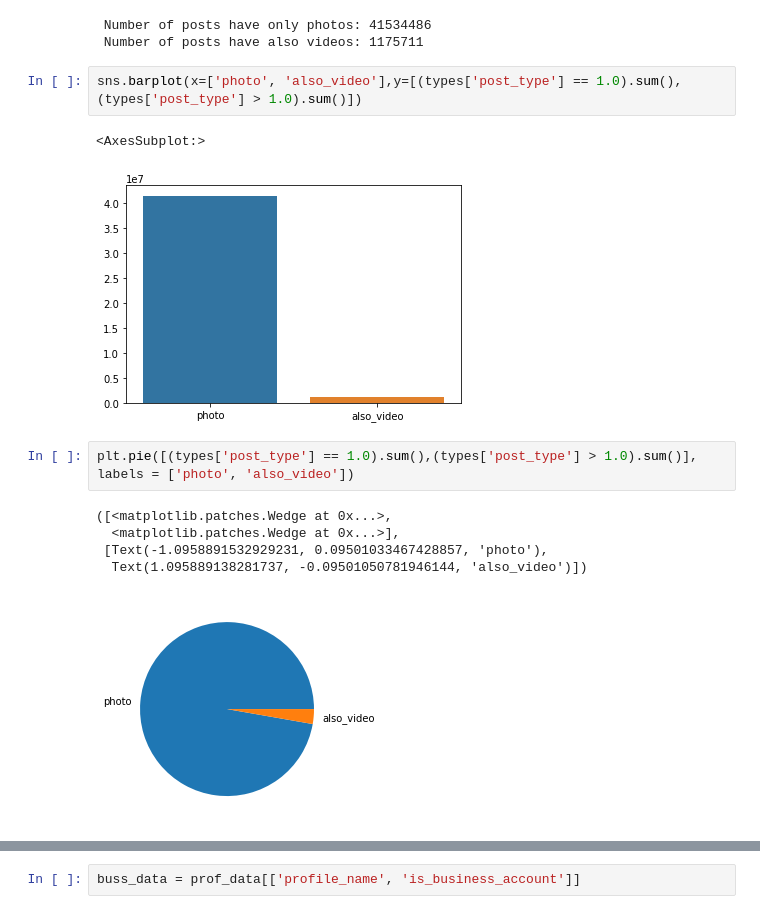
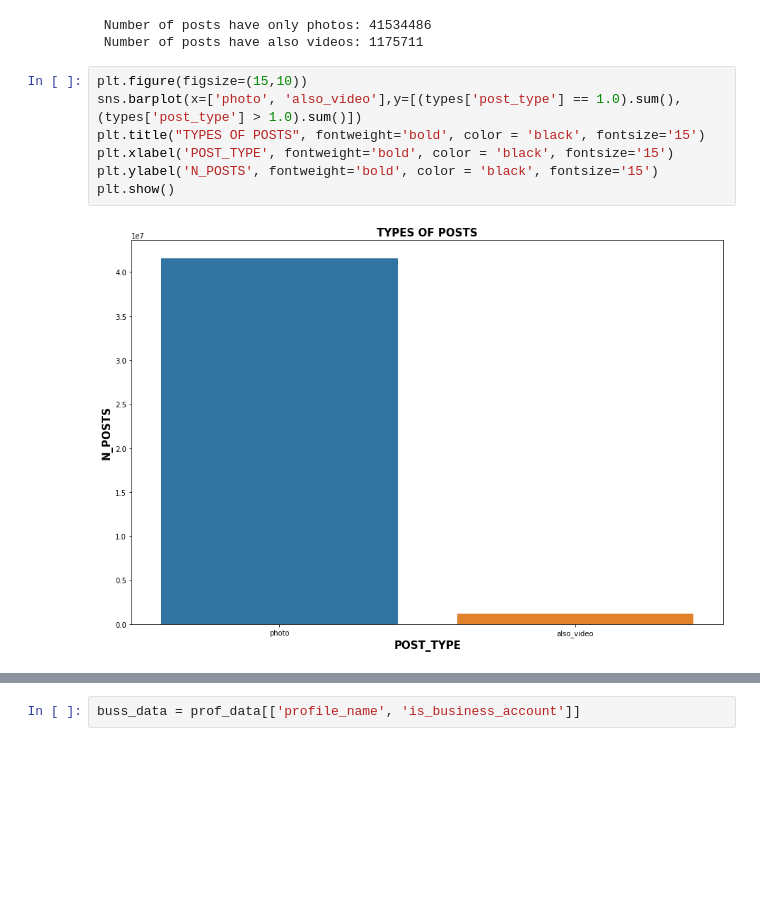
Before and after one commit to jonasbarth/adm-2022-hw-2, a Jupyter notebook: RQ2.ipynb, the cells around one changed output, grey strips where cells are left out. Cells and saved outputs as stored; diff of their text form; blank space fills up the shorter version.

```diff
--- a/RQ2.ipynb
+++ b/RQ2.ipynb
@@ -248,15 +284,11 @@ print(f" Number of posts have also videos: {(types['post_type'] > 1.0).sum()}")
  Number of posts have only photos: 41534486
  Number of posts have also videos: 1175711
 # %%
+plt.figure(figsize=(15,10))
 sns.barplot(x=['photo', 'also_video'],y=[(types['post_type'] == 1.0).sum(),(types['post_type'] > 1.0).sum()])
+plt.title("TYPES OF POSTS", fontweight='bold', color = 'black', fontsize='15')
+plt.xlabel('POST_TYPE', fontweight='bold', color = 'black', fontsize='15')
+plt.ylabel('N_POSTS', fontweight='bold', color = 'black', fontsize='15')
+plt.show()
 # %% [output]
-<AxesSubplot:>
-[figure, old version]
+[figure, new version]
-# %%
-plt.pie([(types['post_type'] == 1.0).sum(),(types['post_type'] > 1.0).sum()], labels = ['photo', 'also_video'])
-# %% [output]
-([<matplotlib.patches.Wedge at 0x...>,
-  <matplotlib.patches.Wedge at 0x...>],
- [Text(-1.0958891532929231, 0.09501033467428857, 'photo'),
-  Text(1.095889138281737, -0.09501050781946144, 'also_video')])
-[figure, removed]
```
Also changed, not shown: parts of 36 cells of this notebook.
